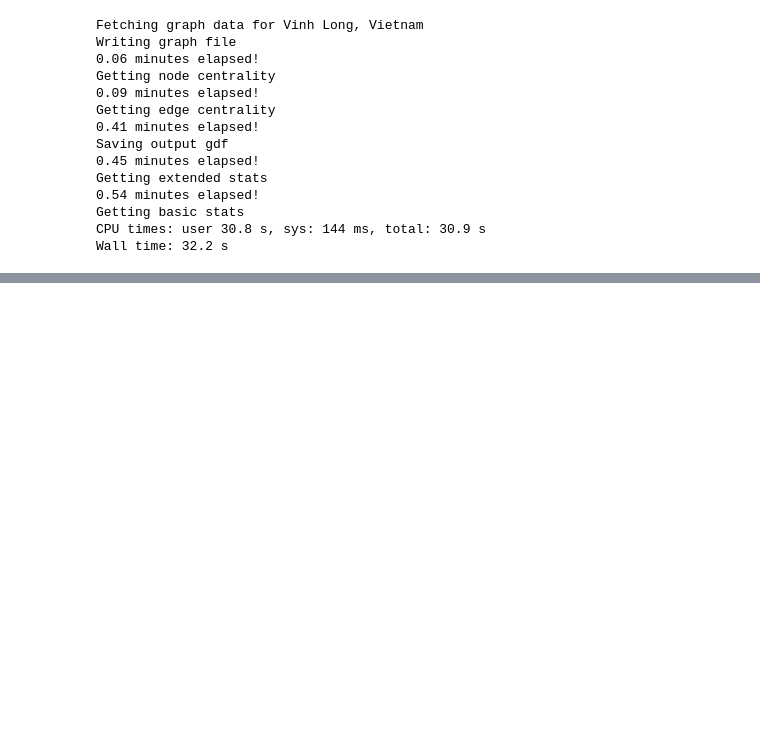
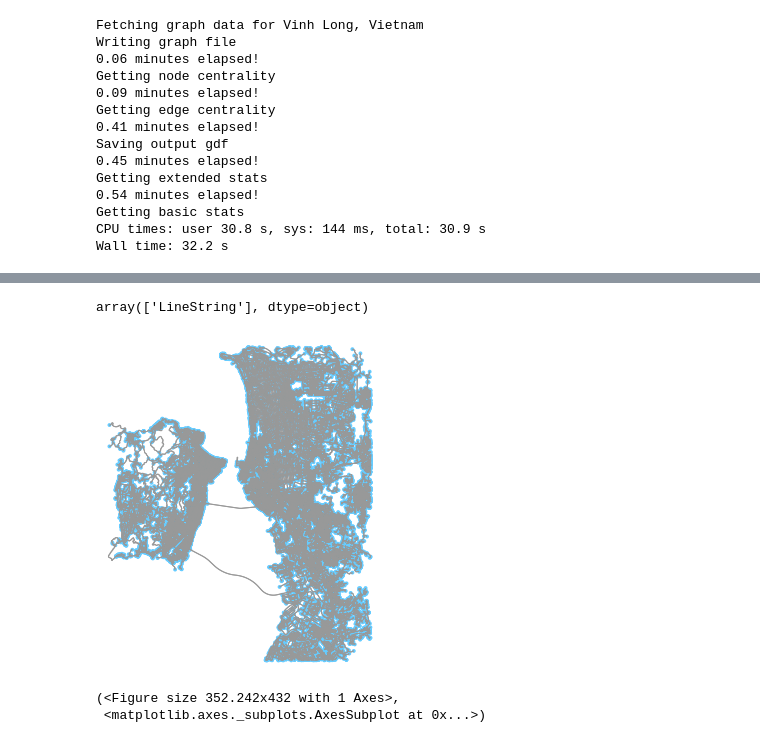
Before and after one commit to gauravcusp/WB_CityResilienceProgram, a Jupyter notebook: CRP_Centrality.ipynb, the cells around one changed output, grey strips where cells are left out. Cells and saved outputs as stored; diff of their text form; code cells hidden in the pictures; blank space fills up the shorter version.

```diff
--- a/CRP_Centrality.ipynb
+++ b/CRP_Centrality.ipynb
@@ -448,0 +496,12 @@ Wall time: 32.2 s
+# %%
+n.geometry.geom_type.unique()
+# %% [output]
+array(['LineString'], dtype=object)
+# %%
+p = nx.read_gpickle('data/Penang/Penang.gpickle')
+# %%
+ox.plot_graph(p)
+# %% [output]
+[figure, added]
+(<Figure size 352.242x432 with 1 Axes>,
+ <matplotlib.axes._subplots.AxesSubplot at 0x...>)
```
Also changed, not shown: parts of 32 cells of this notebook.
